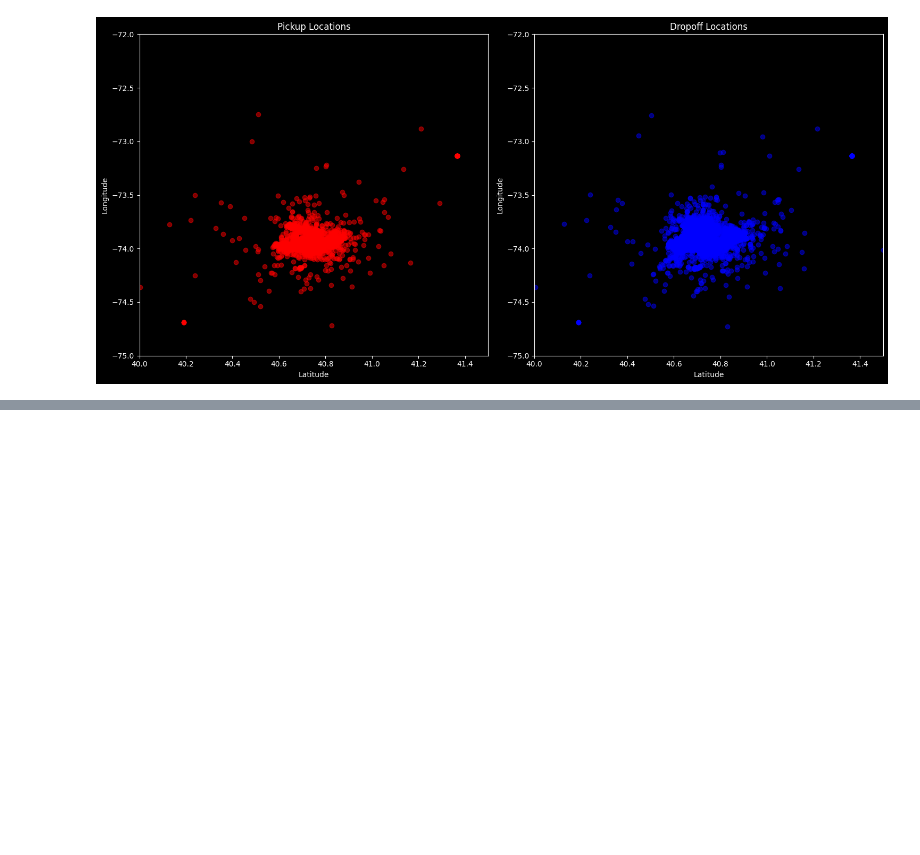
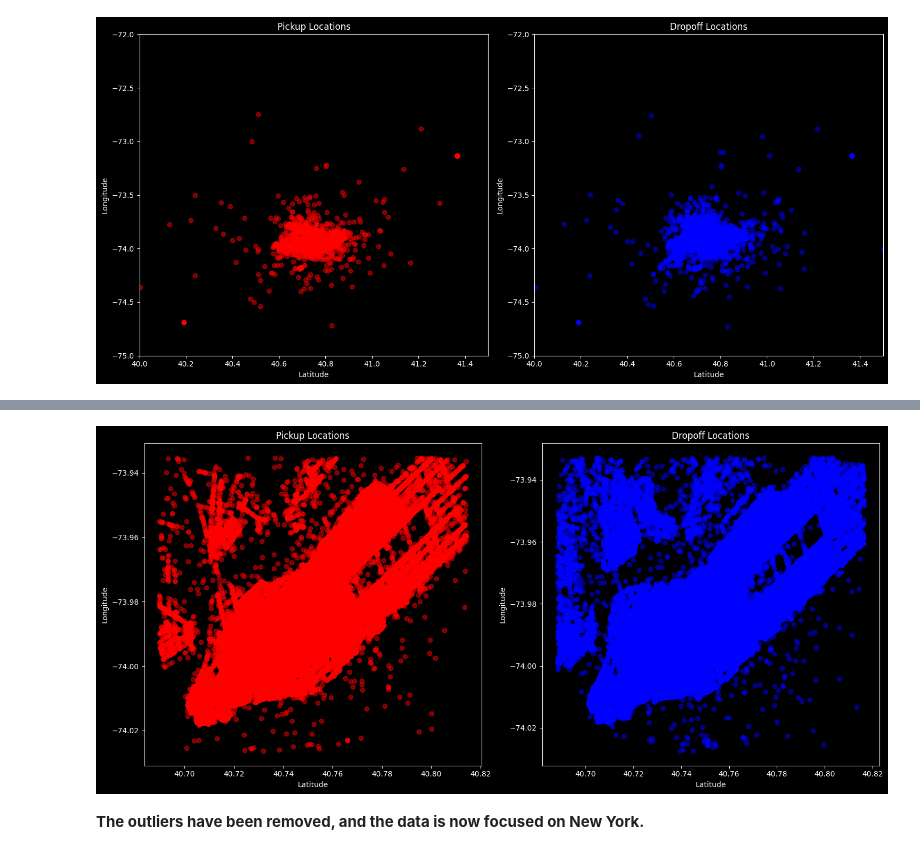
Before and after one commit to BKAPADIA04/Farely, a Jupyter notebook: codes/eda.ipynb, the cells around one changed output, grey strips where cells are left out. Saved outputs shown, nothing was run; the diff lists cells and outputs as text; code cells hidden in the pictures; blank space fills up the shorter version.

```diff
--- a/codes/eda.ipynb
+++ b/codes/eda.ipynb
@@ -215,0 +270,3 @@ plt.show()
+# %%
+df_lat_long = df[['pickup_latitude','pickup_longitude','dropoff_latitude','dropoff_longitude']]
+df_lat_long
@@ -215,0 +295,2 @@ plt.show()
+# %%
+df_lat_long = df_lat_long.dropna()
@@ -215,0 +325,3 @@ plt.show()
+# %%
+df_lat_long = df_lat_long[(df_lat_long['pickup_latitude'] >= 40.3) & (df_lat_long['pickup_latitude'] <= 41.2) & (df_lat_long['pickup_longitude'] >= -75) & (df_lat_long['pickup_longitude'] <= -73) & (df_lat_long['dropoff_latitude'] >= 40.3) & (df_lat_long['dropoff_latitude'] <= 41.2) & (df_lat_long['dropoff_longitude'] >= -75) & (df_lat_long['dropoff_longitude'] <= -73)]
+df_lat_long.shape
@@ -215,0 +342,14 @@ plt.show()
+# %%
+df_copy = df_lat_long.copy()
+
+for i in df_copy.columns:
+    Q1 = df_copy[i].quantile(0.25)
+    Q3 = df_copy[i].quantile(0.75)
+    IQR = Q3 - Q1
+    df_copy = df_copy[df_copy[i] <= (Q3+(1.5*IQR))]
+    df_copy = df_copy[df_copy[i] >= (Q1-(1.5*IQR))]
+
+df_lat_long = df_copy
+
+print("Latitude Range :",df_copy['pickup_latitude'].mean(),"to",df_copy['dropoff_latitude'].mean())
+print("Longitude Range :",df_copy['pickup_longitude'].mean(),"to",df_copy['dropoff_longitude'].mean())
@@ -215,0 +371,23 @@ plt.show()
+# %%
+fig, axs = plt.subplots(1, 2, figsize=(15, 7))
+
+# First subplot for pickup locations
+axs[0].scatter(x = df_lat_long['pickup_latitude'], y = df_lat_long['pickup_longitude'], c='red', alpha=0.5)
+
+axs[0].set_title('Pickup Locations')
+axs[0].set_xlabel('Latitude')
+axs[0].set_ylabel('Longitude')
+
+# Second subplot for dropoff locations
+axs[1].scatter(x = df_lat_long['dropoff_latitude'], y = df_lat_long['dropoff_longitude'], c='blue', alpha=0.5)
+
+axs[1].set_title('Dropoff Locations')
+axs[1].set_xlabel('Latitude')
+axs[1].set_ylabel('Longitude')
+
+plt.tight_layout()
+plt.show()
+# %% [output]
+[figure, added]
+# %% [markdown]
+**The outliers have been removed, and the data is now focused on New York.**
```
Also changed, not shown: parts of 25 cells of this notebook, 2 other files.
